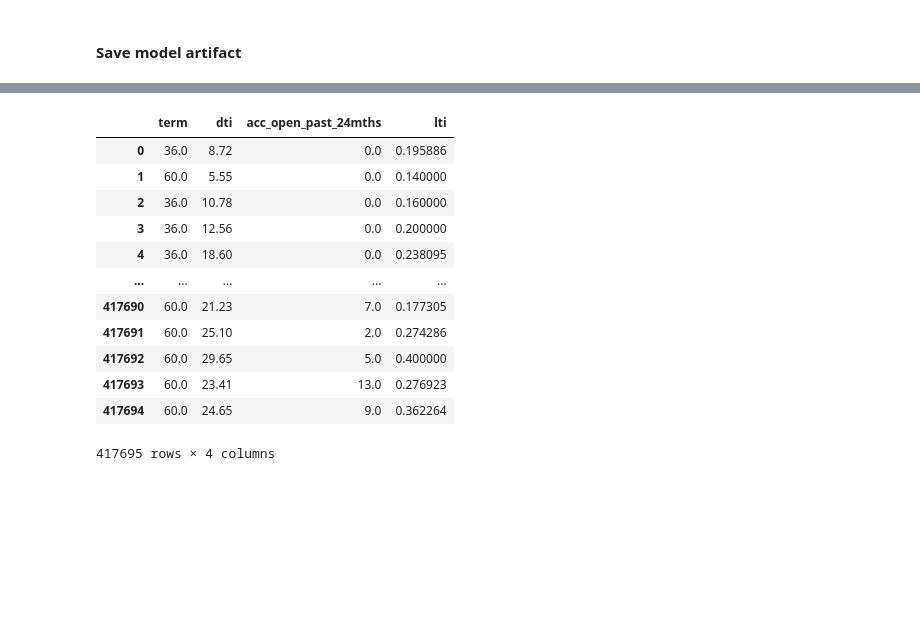
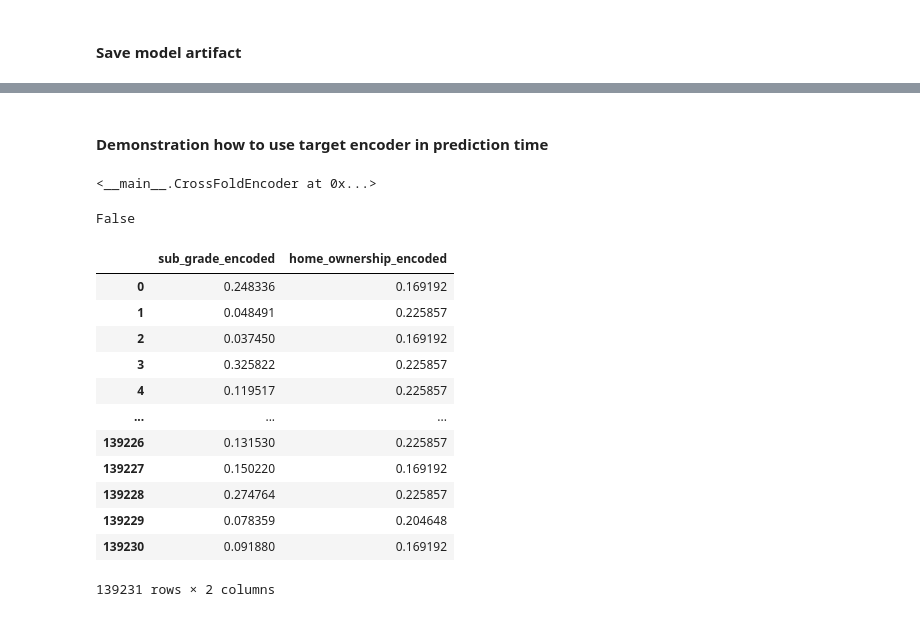
Before and after one commit to MykolaPinchuk/LoanDefault, a Jupyter notebook: loans_modeling7f.ipynb, the cells around one changed output, grey strips where cells are left out. Cells and saved outputs as stored; diff of their text form; code cells hidden in the pictures; blank space fills up the shorter version.

```diff
--- a/loans_modeling7f.ipynb
+++ b/loans_modeling7f.ipynb
@@ -574,16 +591,2 @@ XGBClassifier(base_score=0.5, booster='gbtree', callbacks=None,
-# %%
-X_train
-# %% [output]
-|  | term | dti | acc_open_past_24mths | lti |
-| 0 | 36.0 | 8.72 | 0.0 | 0.195886 |
-| 1 | 60.0 | 5.55 | 0.0 | 0.140000 |
-| 2 | 36.0 | 10.78 | 0.0 | 0.160000 |
-| 3 | 36.0 | 12.56 | 0.0 | 0.200000 |
-| 4 | 36.0 | 18.60 | 0.0 | 0.238095 |
-| ... | ... | ... | ... | ... |
-| 417690 | 60.0 | 21.23 | 7.0 | 0.177305 |
-| 417691 | 60.0 | 25.10 | 2.0 | 0.274286 |
-| 417692 | 60.0 | 29.65 | 5.0 | 0.400000 |
-| 417693 | 60.0 | 23.41 | 13.0 | 0.276923 |
-| 417694 | 60.0 | 24.65 | 9.0 | 0.362264 |
-417695 rows × 4 columns
+# %% [markdown]
+#### Demonstration how to use target encoder in prediction time
@@ -589,0 +596,27 @@ X_train
+# %%
+with open('TEncoder.pickle', 'rb') as handle:
+    b = pickle.load(handle)
+b
+# %% [output]
+<__main__.CrossFoldEncoder at 0x...>
+# %%
+encoder==b
+# not sure why, in SO it works: https://stackoverflow.com/questions/11218477/how-can-i-use-pickle-to-save-a-dict-or-any-other-python-object
+# %% [output]
+False
+# %%
+encoder.transform(test000)
+# %% [output]
+|  | sub_grade_encoded | home_ownership_encoded |
+| 0 | 0.248336 | 0.169192 |
+| 1 | 0.048491 | 0.225857 |
+| 2 | 0.037450 | 0.169192 |
+| 3 | 0.325822 | 0.225857 |
+| 4 | 0.119517 | 0.225857 |
+| ... | ... | ... |
+| 139226 | 0.131530 | 0.225857 |
+| 139227 | 0.150220 | 0.169192 |
+| 139228 | 0.274764 | 0.225857 |
+| 139229 | 0.078359 | 0.204648 |
+| 139230 | 0.091880 | 0.169192 |
+139231 rows × 2 columns
```
Also changed, not shown: parts of 16 cells of this notebook.
